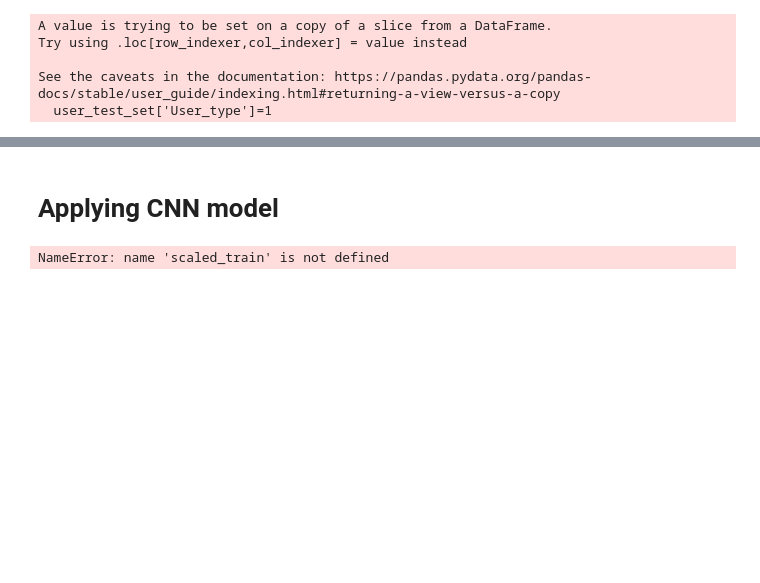
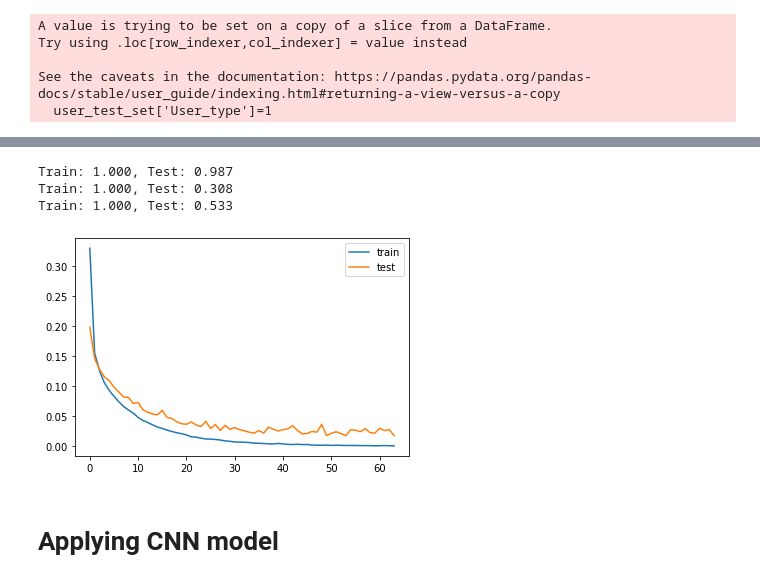
Before and after one commit to NuwanYasanga/Research_project_coding, a Jupyter notebook: Deep_learning_approach.ipynb, the cells around one changed output, grey strips where cells are left out. Cells and saved outputs as stored; diff of their text form; code cells hidden in the pictures; blank space fills up the shorter version.

Commit message:
Adding early stopping round

```diff
--- a/Deep_learning_approach.ipynb
+++ b/Deep_learning_approach.ipynb
@@ -112,9 +141,12 @@ scaled_test = pd.DataFrame(scaled_data.transform(X_test), columns=feature_names)
+# %%
+X = x_train.values
+Y = y_train.values
+val_x = x_val.values
+val_y = y_val.values
 # %%
-X = scaled_train.values
-Y = (pd.DataFrame(y_train_res).values)
 model = Sequential()
-model.add(tfl.Dense(16, input_shape=(X.shape[1],), activation='relu')) # Add an input shape! (features,)
-model.add(tfl.Dense(32, activation='relu'))
+model.add(tfl.Dense(264, input_dim=89, activation='relu'))
+# model.add(tfl.Dense(128, activation='relu'))
 model.add(tfl.Dense(1, activation='sigmoid'))
 model.summary()
 model.compile(optimizer='adam', loss='binary_crossentropy',metrics=['accuracy', Precision() ,Recall()])
@@ -135,8 +165,9 @@ Trainable params: 2,017
 Non-trainable params: 0
 _________________________________________________________________
+# %%
+# Early stopping
+es = EarlyStopping(monitor='val_loss', mode='min', verbose=1, patience=10)
+mc = ModelCheckpoint('best_model.h5', monitor='val_accuracy', mode='max', verbose=1, save_best_only=True)
 # %%
-model.fit(X,Y,epochs=80,
-                    batch_size=10,
-                    shuffle=True,
-                    verbose=1)
+history = model.fit(X, Y, validation_data=(val_x, val_y), epochs=100, verbose=1, callbacks=[es, mc] )
 # %% [output]
@@ -169,9 +190,0 @@ model.evaluate(scaled_test, y_test)
-# %% [markdown]
-# Applying CNN model
-# %%
-# The x_train and y_train are reshape to input to the CNN model
-
-X_tr = (scaled_train.values).reshape(8850,89,1,-1)
-Y_tr = (pd.DataFrame(y_train_res).values).reshape(8850,1,-1)
-# %% [output]
-NameError: name 'scaled_train' is not defined
@@ -177,0 +193,19 @@ NameError: name 'scaled_train' is not defined
+# %%
+train_loss , train_acc, train_prec, train_recall = saved_model.evaluate(X, Y, verbose=0)
+test_loss , test_acc, test_prec, test_recall = saved_model.evaluate(scaled_test, y_test, verbose=0)
+print('Train: %.3f, Test: %.3f' % (train_acc, test_acc))
+print('Train: %.3f, Test: %.3f' % (train_prec, test_prec))
+print('Train: %.3f, Test: %.3f' % (train_recall, test_recall))
+# %% [output]
+Train: 1.000, Test: 0.987
+Train: 1.000, Test: 0.308
+Train: 1.000, Test: 0.533
+# %%
+plt.plot(history.history['loss'], label='train')
+plt.plot(history.history['val_loss'], label='test')
+plt.legend()
+plt.show()
+# %% [output]
+[figure, added]
+# %% [markdown]
+# Applying CNN model
```
Also changed, not shown: parts of 35 cells of this notebook.
